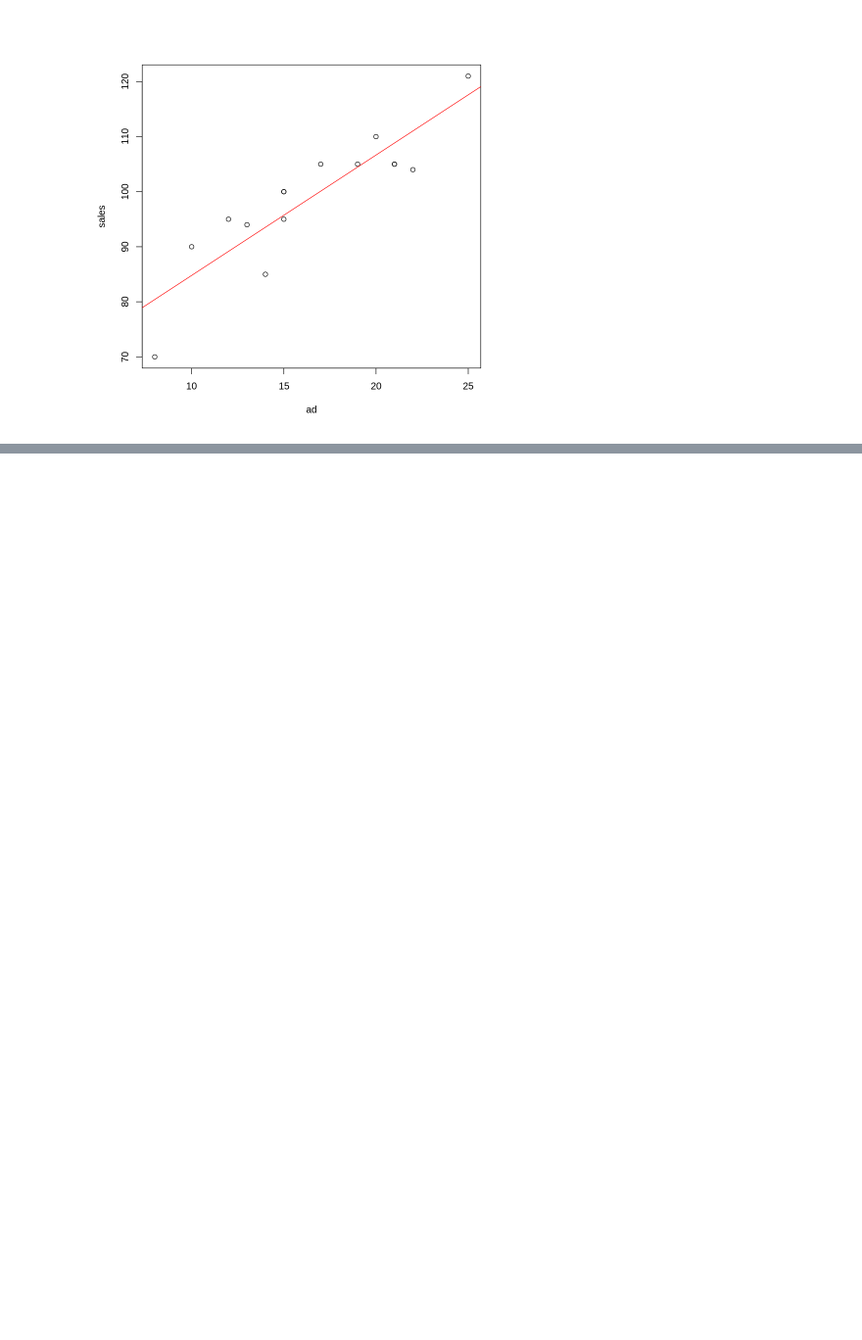
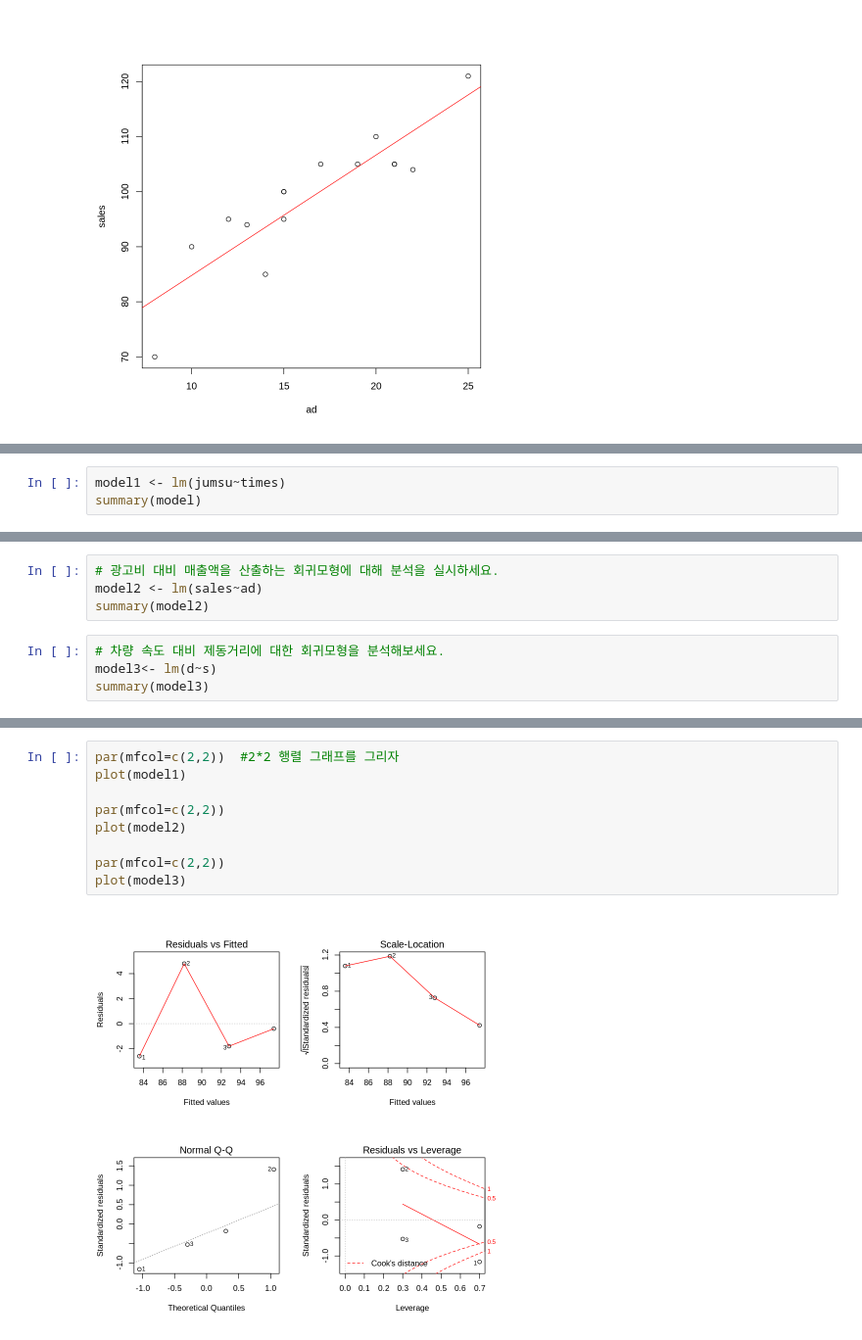
Before and after one commit to mermerm/r_statistics, a Jupyter notebook: 16regression.ipynb, the cells around one changed output, grey strips where cells are left out. Shown at 98% size. Saved outputs shown, nothing was run; the diff lists cells and outputs as text; blank space fills up the shorter version.

```diff
--- a/16regression.ipynb
+++ b/16regression.ipynb
@@ -33,0 +151,3 @@ Coefficients:
+# %%
+model1 <- lm(jumsu~times)
+summary(model)
@@ -33,0 +178,8 @@ Coefficients:
+# %%
+# 광고비 대비 매출액을 산출하는 회귀모형에 대해 분석을 실시하세요.
+model2 <- lm(sales~ad)
+summary(model2)
+# %%
+# 차량 속도 대비 제동거리에 대한 회귀모형을 분석해보세요.
+model3<- lm(d~s)
+summary(model3)
@@ -33,0 +229,11 @@ Coefficients:
+# %%
+par(mfcol=c(2,2))  #2*2 행렬 그래프를 그리자
+plot(model1)
+
+par(mfcol=c(2,2))
+plot(model2)
+
+par(mfcol=c(2,2))
+plot(model3)
+# %% [output]
+[figure, added]
```
Also changed, not shown: parts of 18 cells of this notebook.
